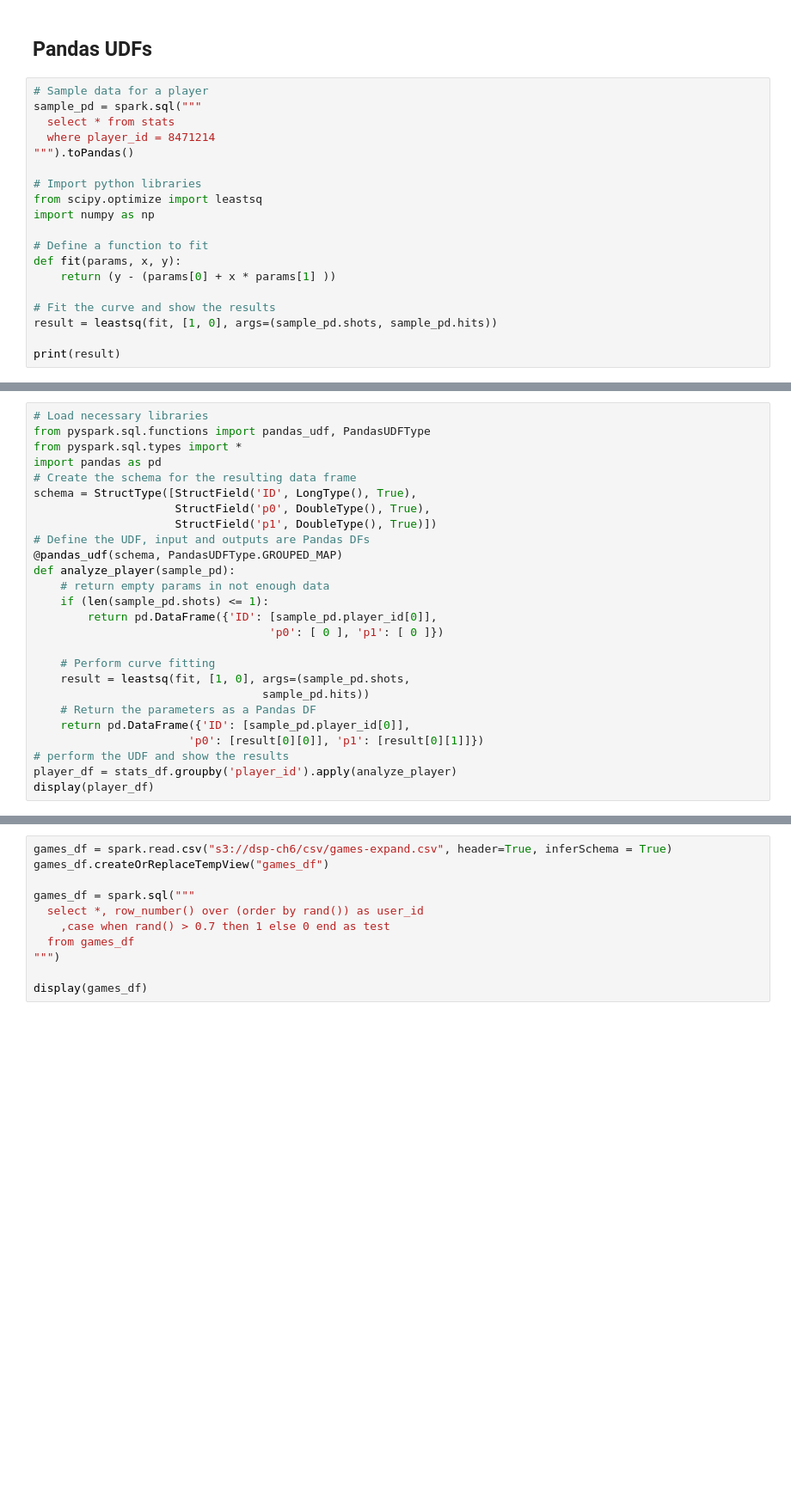
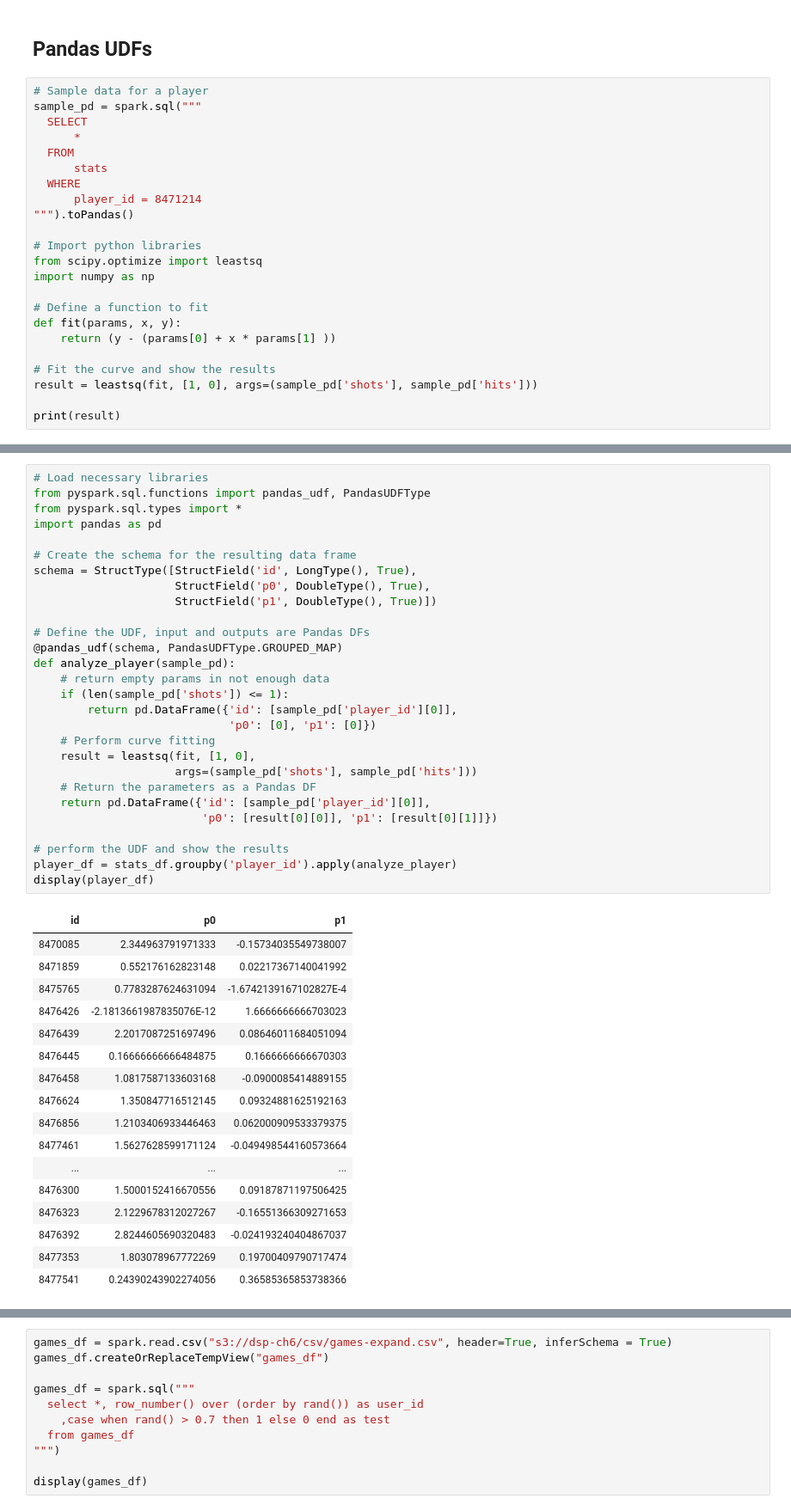
Before and after one commit to bgweber/DS_Production, a Jupyter notebook: source/DSP_CH06_PySpark_For_Batch_Pipelines.ipynb, the cells around one changed output, grey strips where cells are left out. Shown at 86% size. Saved outputs shown, nothing was run; the diff lists cells and outputs as text; blank space fills up the shorter version.

```diff
--- a/source/DSP_CH06_PySpark_For_Batch_Pipelines.ipynb
+++ b/source/DSP_CH06_PySpark_For_Batch_Pipelines.ipynb
@@ -396,8 +396,12 @@ Showing the first 1000 rows.
 # %%
 # Sample data for a player
 sample_pd = spark.sql("""
-  select * from stats
-  where player_id = 8471214
+  SELECT
+      *
+  FROM
+      stats
+  WHERE
+      player_id = 8471214
 """).toPandas()
 
 # Import python libraries
@@ -409,6 +413,6 @@ def fit(params, x, y):
     return (y - (params[0] + x * params[1] ))
 
 # Fit the curve and show the results
-result = leastsq(fit, [1, 0], args=(sample_pd.shots, sample_pd.hits))
+result = leastsq(fit, [1, 0], args=(sample_pd['shots'], sample_pd['hits']))
 
 print(result)
@@ -415,26 +421,46 @@ print(result)
 # %%
 # Load necessary libraries
 from pyspark.sql.functions import pandas_udf, PandasUDFType
 from pyspark.sql.types import *
 import pandas as pd
+
 # Create the schema for the resulting data frame
-schema = StructType([StructField('ID', LongType(), True),
+schema = StructType([StructField('id', LongType(), True),
                      StructField('p0', DoubleType(), True),
                      StructField('p1', DoubleType(), True)])
+
 # Define the UDF, input and outputs are Pandas DFs
 @pandas_udf(schema, PandasUDFType.GROUPED_MAP)
 def analyze_player(sample_pd):
     # return empty params in not enough data
-    if (len(sample_pd.shots) <= 1):
-        return pd.DataFrame({'ID': [sample_pd.player_id[0]],
-                                   'p0': [ 0 ], 'p1': [ 0 ]})
+    if (len(sample_pd['shots']) <= 1):
+        return pd.DataFrame({'id': [sample_pd['player_id'][0]],
+                             'p0': [0], 'p1': [0]})
+    # Perform curve fitting
+    result = leastsq(fit, [1, 0],
+                     args=(sample_pd['shots'], sample_pd['hits']))
+    # Return the parameters as a Pandas DF
+    return pd.DataFrame({'id': [sample_pd['player_id'][0]],
+                         'p0': [result[0][0]], 'p1': [result[0][1]]})
 
-    # Perform curve fitting
-    result = leastsq(fit, [1, 0], args=(sample_pd.shots,
-                                  sample_pd.hits))
-    # Return the parameters as a Pandas DF
-    return pd.DataFrame({'ID': [sample_pd.player_id[0]],
-                       'p0': [result[0][0]], 'p1': [result[0][1]]})
 # perform the UDF and show the results
 player_df = stats_df.groupby('player_id').apply(analyze_player)
 display(player_df)
+# %% [output]
+| id | p0 | p1 |
+| 8470085 | 2.344963791971333 | -0.15734035549738007 |
+| 8471859 | 0.552176162823148 | 0.02217367140041992 |
+| 8475765 | 0.7783287624631094 | -1.6742139167102827E-4 |
+| 8476426 | -2.1813661987835076E-12 | 1.6666666666703023 |
+| 8476439 | 2.2017087251697496 | 0.08646011684051094 |
+| 8476445 | 0.16666666666484875 | 0.1666666666670303 |
+| 8476458 | 1.0817587133603168 | -0.0900085414889155 |
+| 8476624 | 1.350847716512145 | 0.09324881625192163 |
+| 8476856 | 1.2103406933446463 | 0.062000909533379375 |
+| 8477461 | 1.5627628599171124 | -0.049498544160573664 |
+| ... | ... | ... |
+| 8476300 | 1.5000152416670556 | 0.09187871197506425 |
+| 8476323 | 2.1229678312027267 | -0.16551366309271653 |
+| 8476392 | 2.8244605690320483 | -0.024193240404867037 |
+| 8477353 | 1.803078967772269 | 0.19700409790717474 |
+| 8477541 | 0.24390243902274056 | 0.36585365853738366 |
```
Also changed, not shown: parts of 4 cells of this notebook.
